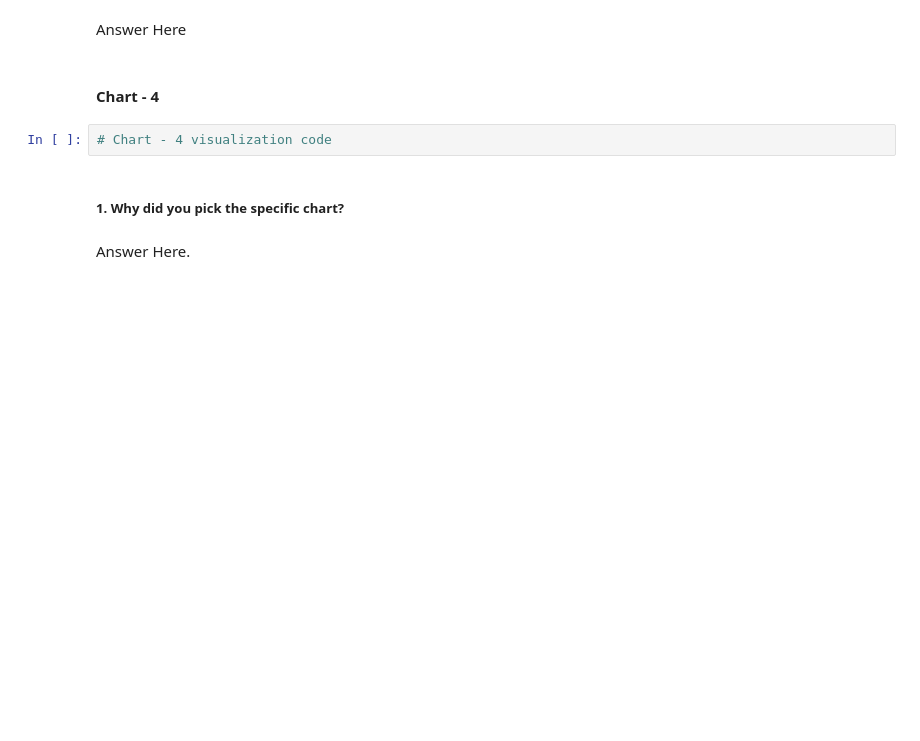
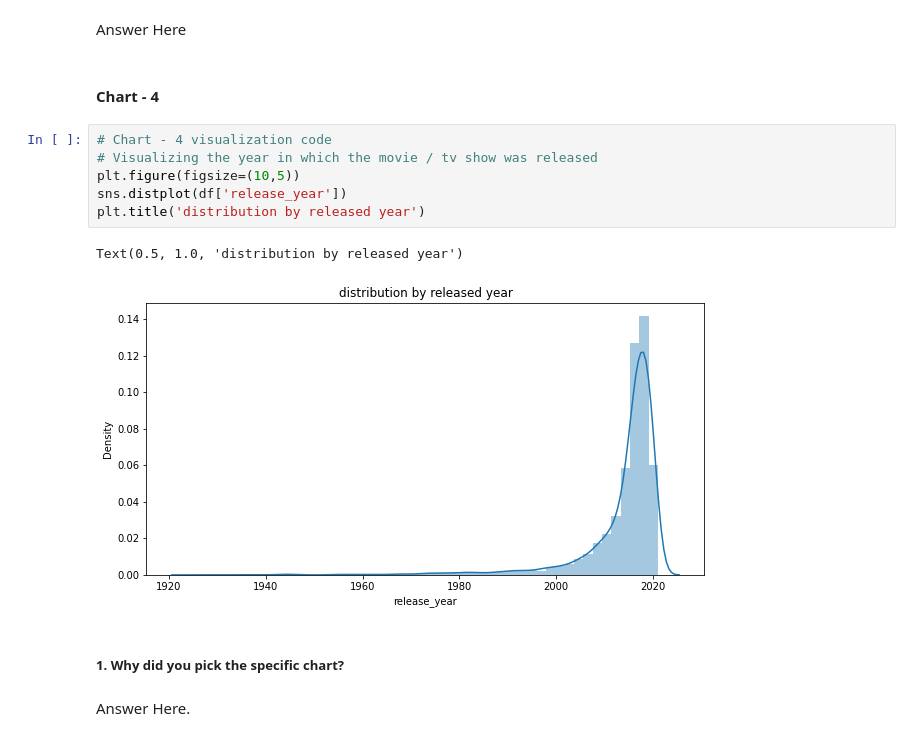
Before and after one commit to avigangarde/Netflix-Movies-and-TV-Shows-Clustering, a Jupyter notebook: Netflix_Movies_and_TV_Shows_Clustering_by_Avinash.ipynb, the cells around one changed output. Cells and saved outputs as stored; diff of their text form; blank space fills up the shorter version.

```diff
--- a/Netflix_Movies_and_TV_Shows_Clustering_by_Avinash.ipynb
+++ b/Netflix_Movies_and_TV_Shows_Clustering_by_Avinash.ipynb
@@ -376,8 +605,15 @@ Are there any insights that lead to negative growth? Justify with specific reaso
 Answer Here
 # %% [markdown]
 #### Chart - 4
-# %%
-# Chart - 4 visualization code
+# %%
+# Chart - 4 visualization code
+# Visualizing the year in which the movie / tv show was released
+plt.figure(figsize=(10,5))
+sns.distplot(df['release_year'])
+plt.title('distribution by released year')
+# %% [output]
+Text(0.5, 1.0, 'distribution by released year')
+[figure, added]
 # %% [markdown]
 ##### 1. Why did you pick the specific chart?
 # %% [markdown]
```
Also changed, not shown: parts of 71 cells of this notebook.
